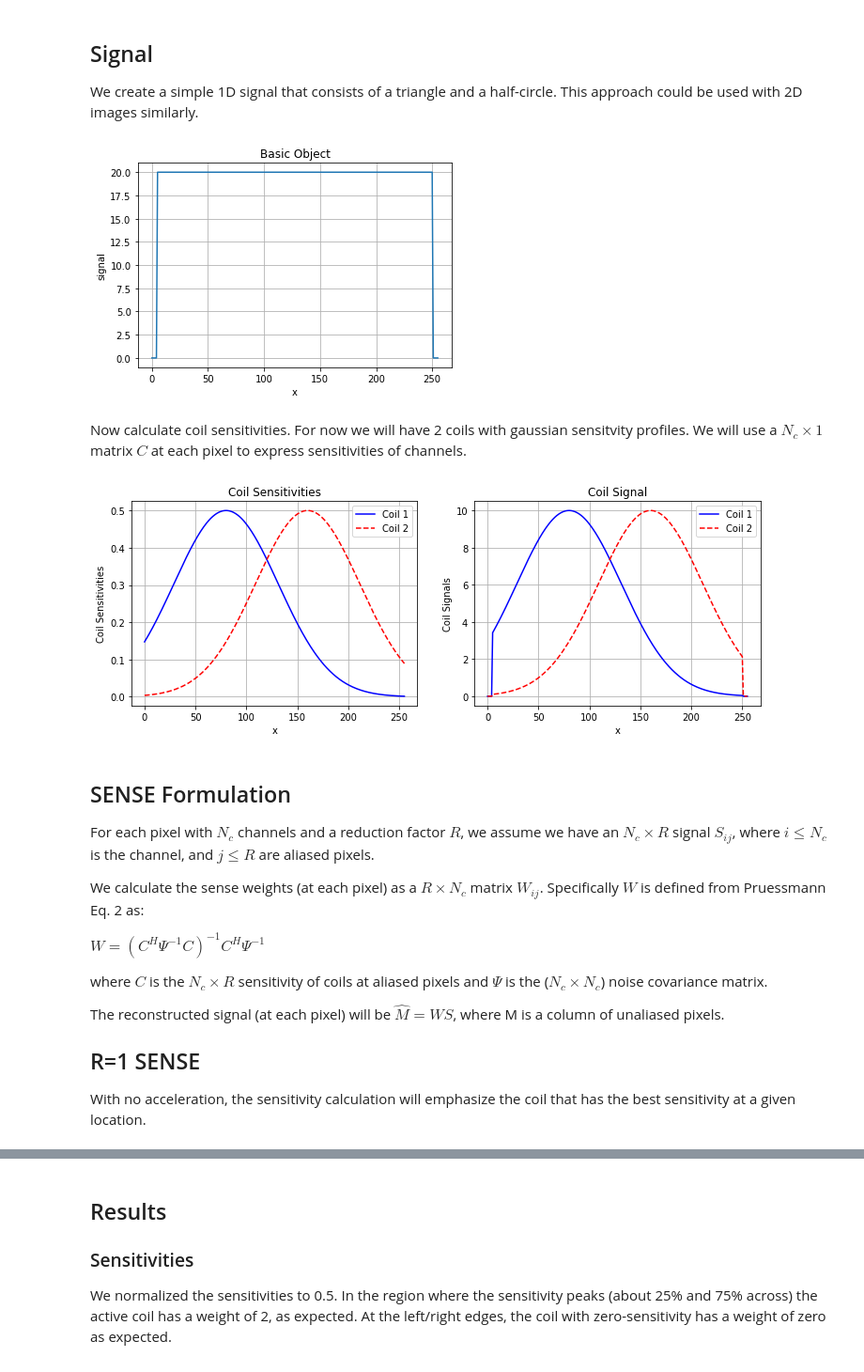
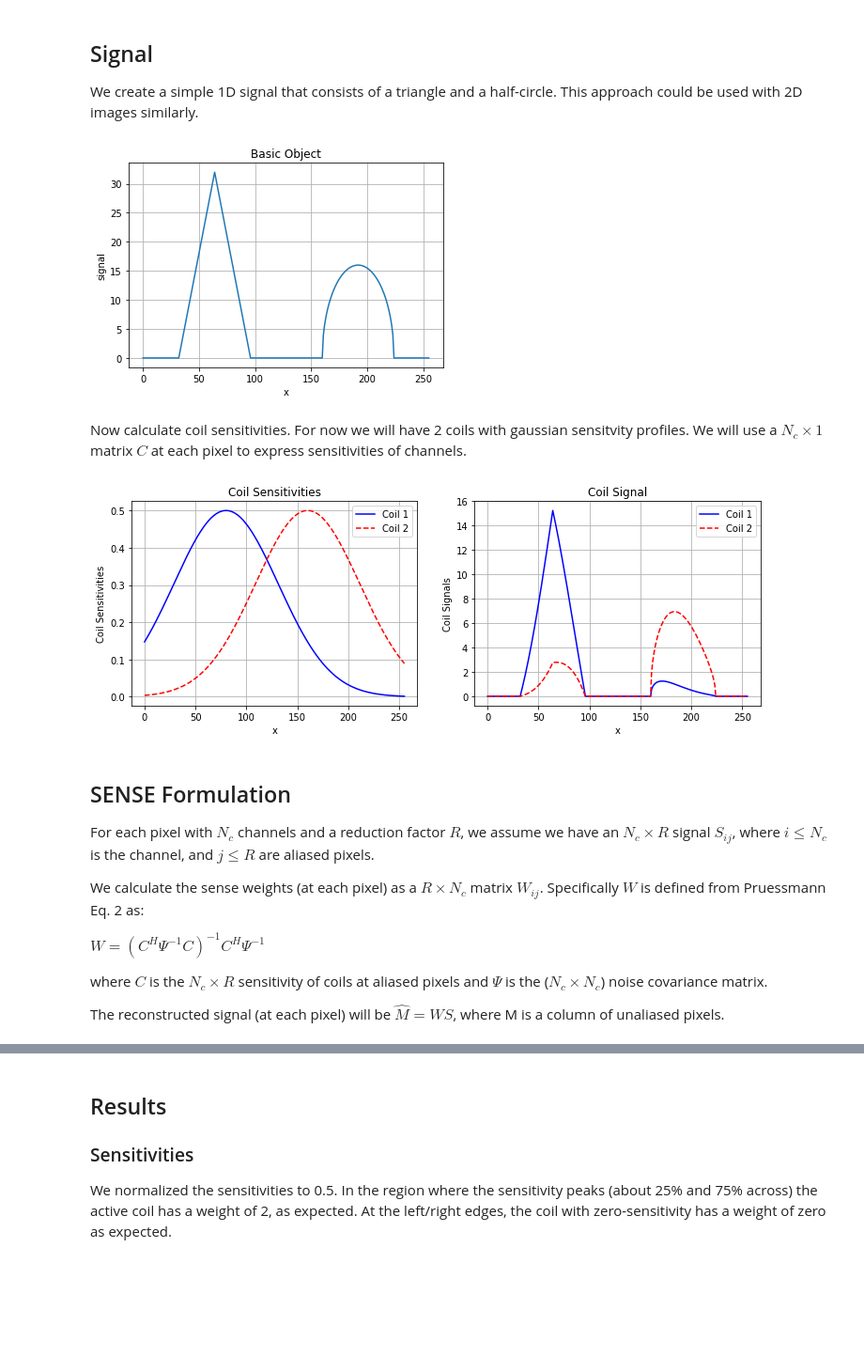
Before and after one commit to mribri999/MRSignalsSeqs, a Jupyter notebook: Python/Rad 229 - SENSE and Noise.ipynb, the cells around one changed output, grey strips where cells are left out. Shown: that part at 94% size. Saved outputs shown, nothing was run; the diff lists cells and outputs as text; code cells hidden in the pictures; blank space fills up the shorter version.

```diff
--- a/Python/Rad 229 - SENSE and Noise.ipynb
+++ b/Python/Rad 229 - SENSE and Noise.ipynb
@@ -11,30 +11,30 @@ from scipy import signal as sig
 
 Nx = 256     # Number of pixels along x
 Nc = 2       # Number of coils (channels)
-x = np.arange(0,Nx)  # Position in "image"
+x = np.arange(Nx)  # Position in "image"
 # %% [markdown]
 ## Signal
 We create a simple 1D signal that consists of a triangle and a half-circle.  This approach could be used with 2D images similarly.
 # %%
 # Create Signal - for next parts
 
 m = np.zeros(Nx)
-m[np.int(Nx/8):np.int(Nx/4)]=np.arange(0,Nx/8)       #Ramp up
+m[Nx//8:Nx//4]=np.arange(0,Nx/8)       #Ramp up
 m[np.int(Nx/4):np.int(3*Nx/8)]=np.arange(Nx/8,0,-1)  #Ramp down
 scirc = np.arange(-Nx/8,Nx/8,1)
 scirc = np.sqrt(np.power((Nx/8),2)-scirc*scirc)/2      #Semi-circle, half amplitude
 m[np.int(5.* Nx/8):np.int(7.* Nx/8)] = scirc
 m = np.expand_dims(m,axis=1)
 
 # -- Flat image instead?
-m = np.ones((Nx,1))*20.0
-m[0:5] = 0
-m[Nx-5:] = 0
+#m = np.ones((Nx,1))*20.0
+#m[0:5] = 0
+#m[Nx-5:] = 0
 
 plt.plot(x,m)
 mrs.lplot('x','signal','Basic Object')
 # %% [output]
-[figure, old version]
+[figure, new version]
 # %% [markdown]
 Now calculate coil sensitivities.  For now we will have 2 coils with gaussian sensitvity profiles.  We will use a $N_c \times 1$ matrix $C$ at each pixel to express sensitivities of channels.
 # %%
@@ -60,7 +60,7 @@ plt.plot(x,csignals[:,0],'b-',label='Coil 1')
 plt.plot(x,csignals[:,1],'r--',label='Coil 2')
 mrs.lplot('x','Coil Signals','Coil Signal',legend=True)
 # %% [output]
-[figure, old version]
+[figure, new version]
 # %% [markdown]
 ## SENSE Formulation
 For each pixel with $N_c$ channels and a reduction factor $R$, we assume we have an $N_c \times R$ signal $S_{ij}$, where $i \le N_c$ is the channel, and $j \le R$ are aliased pixels.
@@ -72,6 +72,3 @@ $W = (C^H \Psi^{-1} C)^{-1} C^H \Psi^{-1}$
 where $C$ is the $N_c \times R$ sensitivity of coils at aliased pixels and $\Psi$ is the ($N_c \times N_c$) noise covariance matrix.
 
 The reconstructed signal (at each pixel) will be $\hat{M} = WS$, where M is a column of unaliased pixels.
-
-## R=1 SENSE
-With no acceleration, the sensitivity calculation will emphasize the coil that has the best sensitivity at a given location.
```
Also changed, not shown: parts of 12 cells of this notebook, 3 other files.
